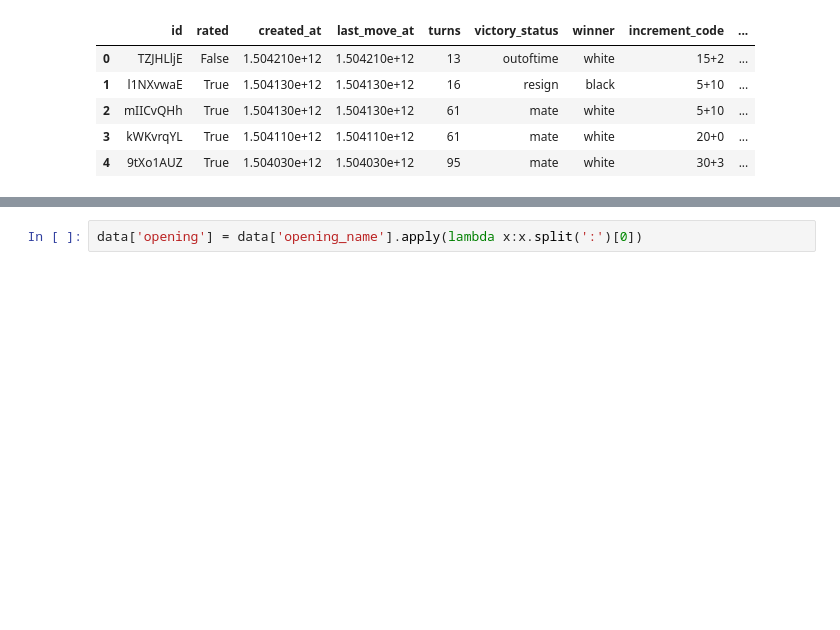
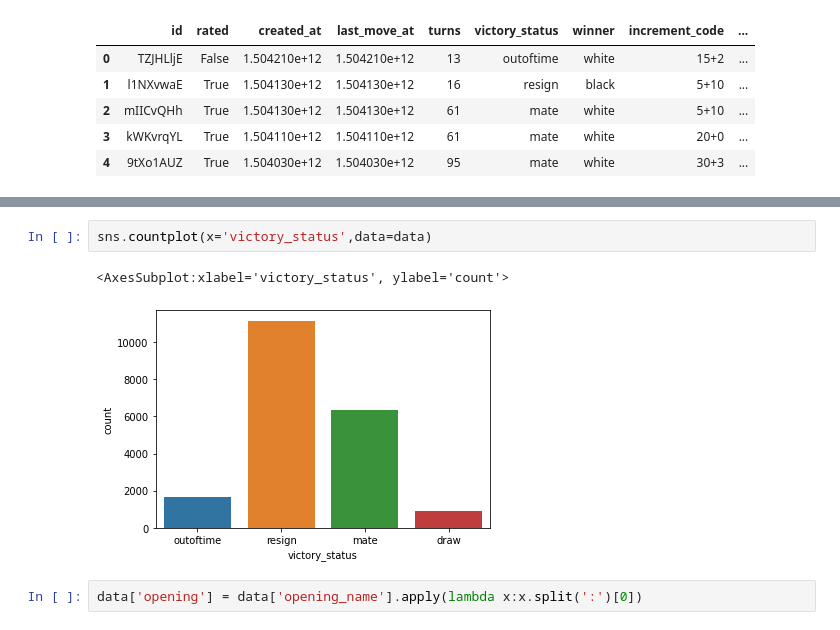
Before and after one commit to CaioLr/lichess-data-analysis, a Jupyter notebook: lichess.ipynb, the cells around one changed output, grey strips where cells are left out. Drawn from its saved outputs; the diff is of its cells as text; blank space fills up the shorter version.

```diff
--- a/lichess.ipynb
+++ b/lichess.ipynb
@@ -17,3 +25,8 @@ data.head()
+# %%
+sns.countplot(x='victory_status',data=data)
+# %% [output]
+<AxesSubplot:xlabel='victory_status', ylabel='count'>
+[figure, added]
 # %%
 data['opening'] = data['opening_name'].apply(lambda x:x.split(':')[0])
 # %%
```
Also changed, not shown: parts of 6 cells of this notebook.
